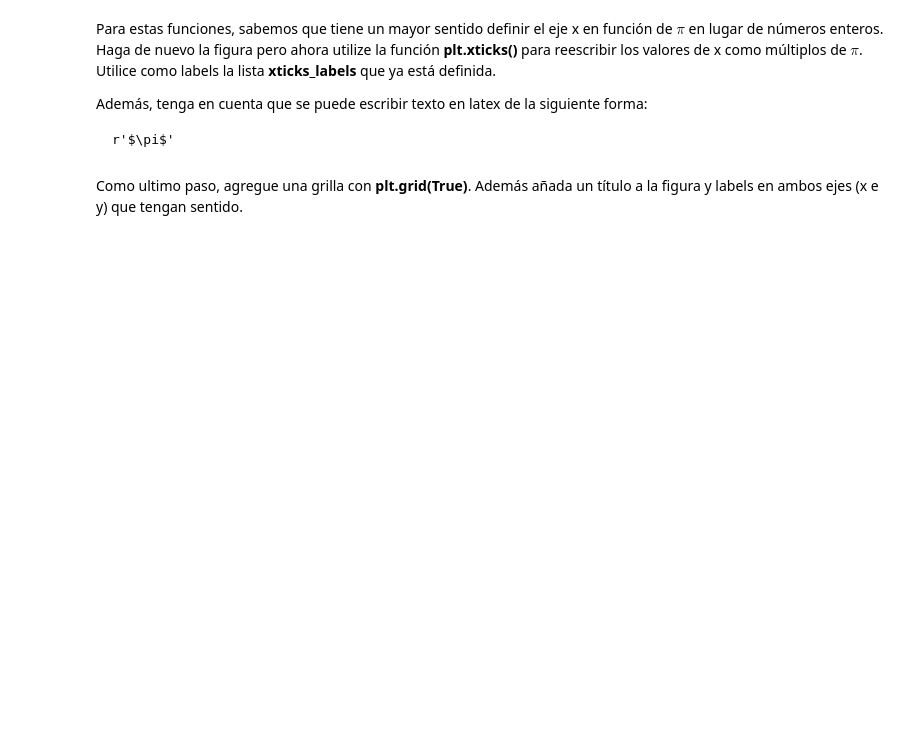
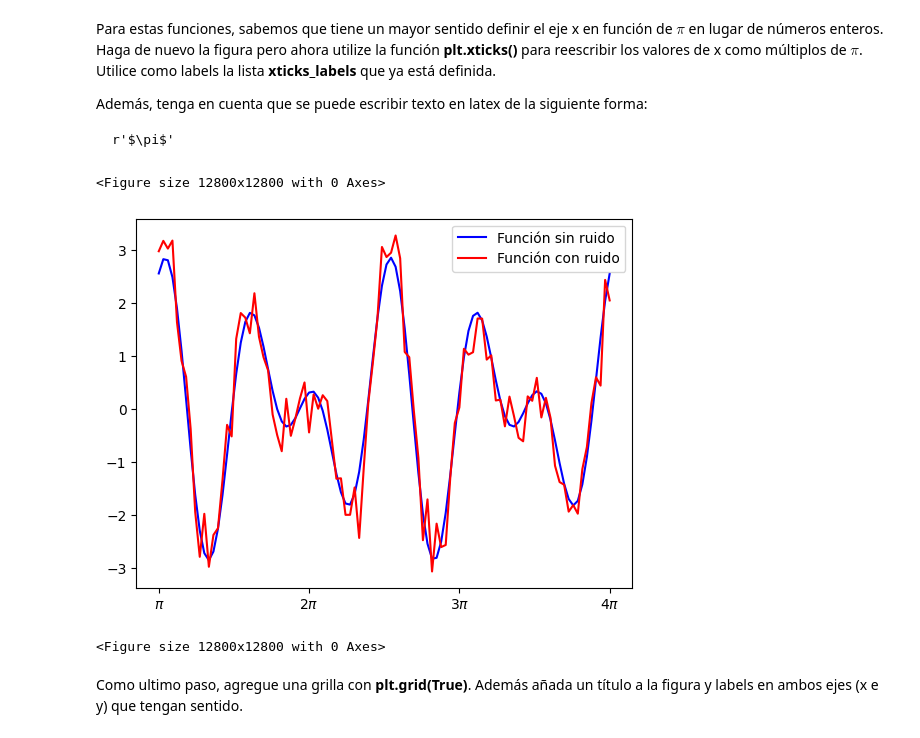
Before and after one commit to FPereiraI/Tarea-1, a Jupyter notebook: Tarea_1.ipynb, the cells around one changed output. Cells and saved outputs as stored; diff of their text form; code cells hidden in the pictures; blank space fills up the shorter version.

```diff
--- a/Tarea_1.ipynb
+++ b/Tarea_1.ipynb
@@ -347,2 +347,17 @@ xticks_labels = [r'$\pi$', r'$2\pi$', r'$3\pi$', r'$4\pi$']
+# %%
+xticks_labels = [r'$\pi$', r'$2\pi$', r'$3\pi$', r'$4\pi$']
+np.random.seed(19680801)
+ruido = 0.4*np.random.randn(len(x_values))
+
+plt.plot(x_values, f(x_values), label="Función sin ruido", color="blue")
+
+plt.plot(x_values, f(x_values) + ruido, label="Función con ruido", color="red")
+plt.xticks(np.linspace(0, 4 * np.pi, len(xticks_labels)), xticks_labels)
+plt.legend()
+plt.figure(figsize=(128, 128))
+# %% [output]
+<Figure size 12800x12800 with 0 Axes>
+[figure, added]
+<Figure size 12800x12800 with 0 Axes>
 # %% [markdown]
 Como ultimo paso, agregue una grilla con **plt.grid(True)**. Además añada un título a la figura y labels en ambos ejes (x e y) que tengan sentido.
```
Also changed, not shown: parts of 16 cells of this notebook.
